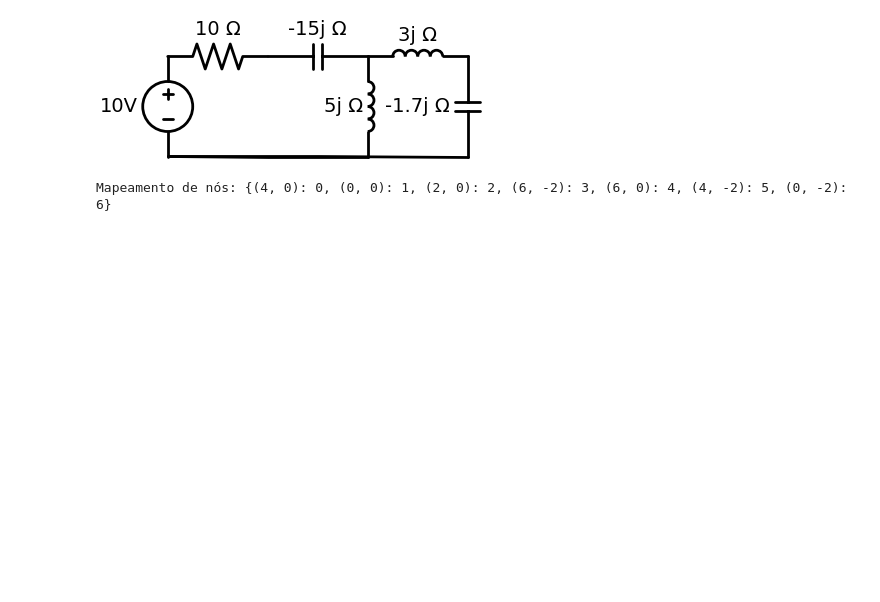
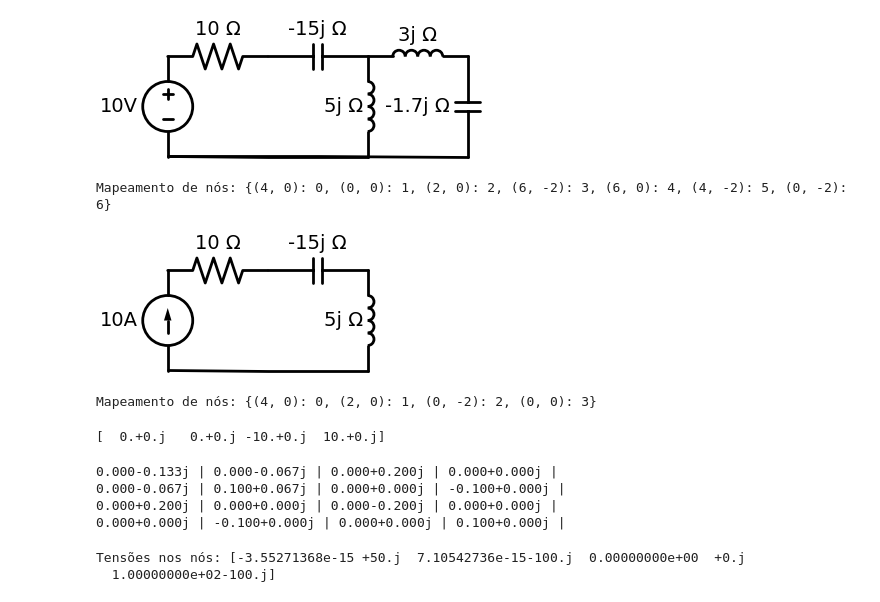
Before and after one commit to ygordealmeida/PhaCircuits, a Jupyter notebook: circuit.ipynb, the cells around one changed output. Cells and saved outputs as stored; diff of their text form; code cells hidden in the pictures; blank space fills up the shorter version.

```diff
--- a/circuit.ipynb
+++ b/circuit.ipynb
@@ -60,3 +163,39 @@ circuito.map_nodes()
 # %% [output]
 [figure]
 Mapeamento de nós: {(4, 0): 0, (0, 0): 1, (2, 0): 2, (6, -2): 3, (6, 0): 4, (4, -2): 5, (0, -2): 6}
+# %%
+circuito=Circuito()
+circuito.element('Resistor',(0,0),(2,0),10,)
+circuito.element('Capacitor',(2,0),(4,0),-15j)
+circuito.element('Inductor',(4,0),(4,-2),5j,)
+circuito.element('Wire',(4,-2),(0,-2))
+#circuito.element('Wire',(4,-2),(2,-2))
+#circuito.element('Wire',(2,-2),(0,-2))
+circuito.element("Current Source",(0,-2),(0,0),10)
+#circuito.element('Resistor',(2,0),(2,-2),2)
+
+
+circuito.draw()
+circuito.map_nodes()
+G,I=circuito.montar_equacoes()
+#circuito.mostrar_matriz_condutancia()
+# %% [output]
+[figure, added]
+Mapeamento de nós: {(4, 0): 0, (2, 0): 1, (0, -2): 2, (0, 0): 3}
+# %%
+G,I = circuito.montar_equacoes()
+print(I)
+# %% [output]
+[  0.+0.j   0.+0.j -10.+0.j  10.+0.j]
+# %%
+circuito.mostrar_matriz_condutancia()
+# %% [output]
+0.000-0.133j | 0.000-0.067j | 0.000+0.200j | 0.000+0.000j |
+0.000-0.067j | 0.100+0.067j | 0.000+0.000j | -0.100+0.000j |
+0.000+0.200j | 0.000+0.000j | 0.000-0.200j | 0.000+0.000j |
+0.000+0.000j | -0.100+0.000j | 0.000+0.000j | 0.100+0.000j |
+# %%
+V=circuito.resolver_circuito()
+# %% [output]
+Tensões nos nós: [-3.55271368e-15 +50.j  7.10542736e-15-100.j  0.00000000e+00  +0.j
+  1.00000000e+02-100.j]
```
Also changed, not shown: parts of 2 cells of this notebook.
